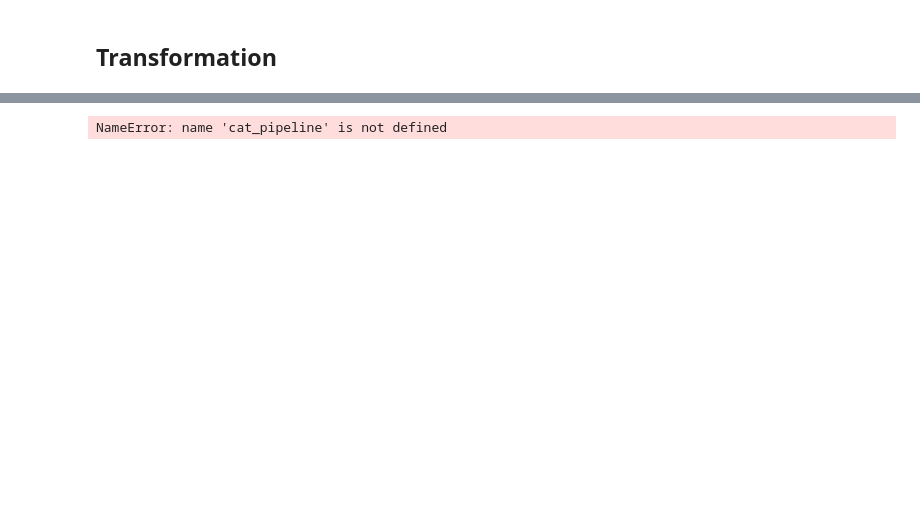
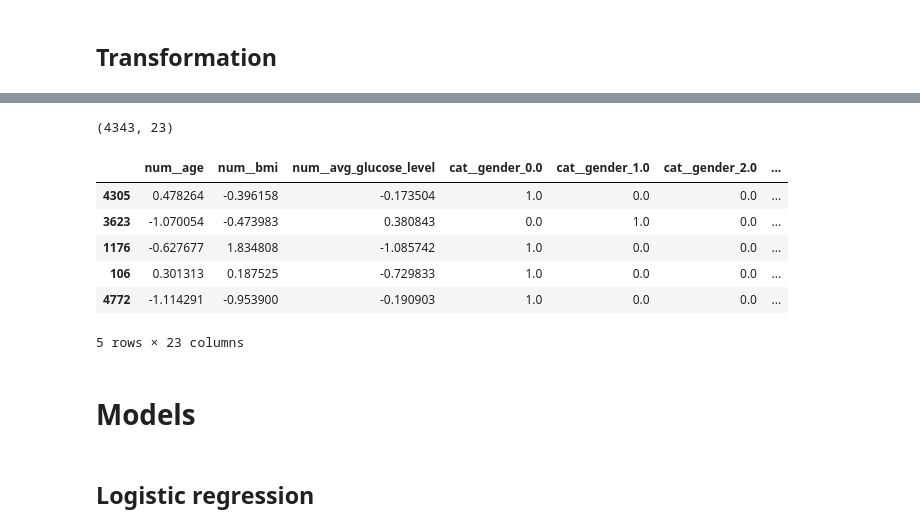
Before and after one commit to lenguyenthuyvan/M682finalproject, a Jupyter notebook: finalproject.ipynb, the cells around one changed output, grey strips where cells are left out. Cells and saved outputs as stored; diff of their text form; code cells hidden in the pictures; blank space fills up the shorter version.

Commit message:
Did logistic regression model Need to work on other models and find more accuracy measure methods

```diff
--- a/finalproject.ipynb
+++ b/finalproject.ipynb
@@ -356,14 +371,38 @@ log_avg_glucose_level= log_transformer.transform(stroke[["avg_glucose_level"]])
 # %%
-from sklearn.pipeline import make_pipeline
-from sklearn.preprocessing import StandardScaler
-num_pipeline = make_pipeline(SimpleImputer(strategy="median"), StandardScaler())
+#from sklearn.pipeline import make_pipeline
+#from sklearn.preprocessing import StandardScaler
+#num_pipeline = make_pipeline(SimpleImputer(strategy="median"), StandardScaler())
+from sklearn.preprocessing import OneHotEncoder
+from sklearn.compose import ColumnTransformer
+num_attribs = ["age", "bmi", "avg_glucose_level"]
+cat_attribs = ["gender", "ever_married", "work_type", "Residence_type",
+               "smoking_status", "hypertension", "heart_disease"]
+cat_pipeline = make_pipeline(SimpleImputer(strategy="most_frequent"),
+                             OneHotEncoder(handle_unknown="ignore"))
+preprocessing = ColumnTransformer([
+      ("num", num_pipeline, num_attribs),
+      ("cat", cat_pipeline, cat_attribs),
+])
+
+
+stroke_prepared = preprocessing.fit_transform(stroke)
+stroke_prepared.shape
+# %% [output]
+(4343, 23)
-# %%
-from sklearn.compose import make_column_selector, make_column_transformer
-preprocessing = make_column_transformer(
-(num_pipeline,make_column_selector(dtype_include=np.number)),
-(cat_pipeline, make_column_selector(dtype_include=object))
-)
-
-stroke_prepared = preprocessing.fit_transform(stroke)
-# %% [output]
-NameError: name 'cat_pipeline' is not defined
+# %%
+names = preprocessing.get_feature_names_out()
+# %%
+data = pd.DataFrame(stroke_prepared, columns=names,index=stroke.index)
+data.head(5)
+# %% [output]
+|  | num__age | num__bmi | num__avg_glucose_level | cat__gender_0.0 | cat__gender_1.0 | cat__gender_2.0 | ... |
+| 4305 | 0.478264 | -0.396158 | -0.173504 | 1.0 | 0.0 | 0.0 | ... |
+| 3623 | -1.070054 | -0.473983 | 0.380843 | 0.0 | 1.0 | 0.0 | ... |
+| 1176 | -0.627677 | 1.834808 | -1.085742 | 1.0 | 0.0 | 0.0 | ... |
+| 106 | 0.301313 | 0.187525 | -0.729833 | 1.0 | 0.0 | 0.0 | ... |
+| 4772 | -1.114291 | -0.953900 | -0.190903 | 1.0 | 0.0 | 0.0 | ... |
+5 rows × 23 columns
+# %% [markdown]
+# Models
+# %% [markdown]
+## Logistic regression
```
Also changed, not shown: parts of 16 cells of this notebook.
